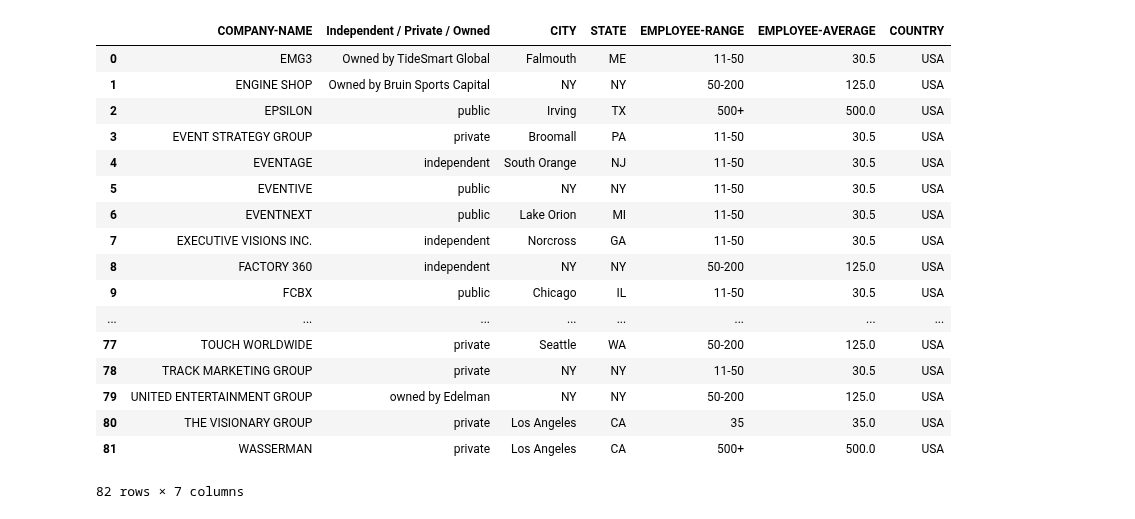
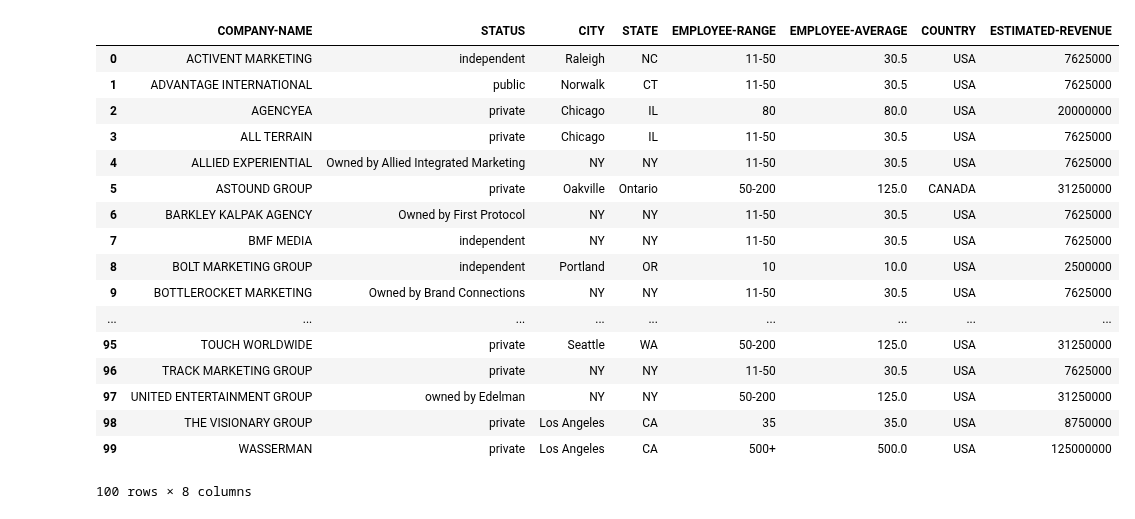
Before and after one commit to xthomas/dataviz, a Jupyter notebook: eventmarketer/IT List Mapped.ipynb, the cells around one changed output. Cells and saved outputs as stored; diff of their text form; code cells hidden in the pictures.

```diff
--- a/eventmarketer/IT List Mapped.ipynb
+++ b/eventmarketer/IT List Mapped.ipynb
@@ -6,25 +8,25 @@ import pandas as pd
 # %%
-raw='./data/itlist_mapping_02.csv'
+raw='./data/itlist_mapping_03.csv'
 df = pd.read_csv(raw)
 df
 # %% [output]
-|  | COMPANY-NAME | Independent / Private / Owned | CITY | STATE | EMPLOYEE-RANGE | EMPLOYEE-AVERAGE | COUNTRY |
-| 0 | EMG3 | Owned by TideSmart Global | Falmouth | ME | 11-50 | 30.5 | USA |
-| 1 | ENGINE SHOP | Owned by Bruin Sports Capital | NY | NY | 50-200 | 125.0 | USA |
-| 2 | EPSILON | public | Irving | TX | 500+ | 500.0 | USA |
-| 3 | EVENT STRATEGY GROUP | private | Broomall | PA | 11-50 | 30.5 | USA |
-| 4 | EVENTAGE | independent | South Orange | NJ | 11-50 | 30.5 | USA |
-| 5 | EVENTIVE | public | NY | NY | 11-50 | 30.5 | USA |
-| 6 | EVENTNEXT | public | Lake Orion | MI | 11-50 | 30.5 | USA |
-| 7 | EXECUTIVE VISIONS INC. | independent | Norcross | GA | 11-50 | 30.5 | USA |
-| 8 | FACTORY 360 | independent | NY | NY | 50-200 | 125.0 | USA |
-| 9 | FCBX | public | Chicago | IL | 11-50 | 30.5 | USA |
-| ... | ... | ... | ... | ... | ... | ... | ... |
-| 77 | TOUCH WORLDWIDE | private | Seattle | WA | 50-200 | 125.0 | USA |
-| 78 | TRACK MARKETING GROUP | private | NY | NY | 11-50 | 30.5 | USA |
-| 79 | UNITED ENTERTAINMENT GROUP | owned by Edelman | NY | NY | 50-200 | 125.0 | USA |
-| 80 | THE VISIONARY GROUP | private | Los Angeles | CA | 35 | 35.0 | USA |
-| 81 | WASSERMAN | private | Los Angeles | CA | 500+ | 500.0 | USA |
+|  | COMPANY-NAME | STATUS | CITY | STATE | EMPLOYEE-RANGE | EMPLOYEE-AVERAGE | COUNTRY | ESTIMATED-REVENUE |
+| 0 | ACTIVENT MARKETING | independent | Raleigh | NC | 11-50 | 30.5 | USA | 7625000 |
+| 1 | ADVANTAGE INTERNATIONAL | public | Norwalk | CT | 11-50 | 30.5 | USA | 7625000 |
+| 2 | AGENCYEA | private | Chicago | IL | 80 | 80.0 | USA | 20000000 |
+| 3 | ALL TERRAIN | private | Chicago | IL | 11-50 | 30.5 | USA | 7625000 |
+| 4 | ALLIED EXPERIENTIAL | Owned by Allied Integrated Marketing | NY | NY | 11-50 | 30.5 | USA | 7625000 |
+| 5 | ASTOUND GROUP | private | Oakville | Ontario | 50-200 | 125.0 | CANADA | 31250000 |
+| 6 | BARKLEY KALPAK AGENCY | Owned by First Protocol | NY | NY | 11-50 | 30.5 | USA | 7625000 |
+| 7 | BMF MEDIA | independent | NY | NY | 11-50 | 30.5 | USA | 7625000 |
+| 8 | BOLT MARKETING GROUP | independent | Portland | OR | 10 | 10.0 | USA | 2500000 |
+| 9 | BOTTLEROCKET MARKETING | Owned by Brand Connections | NY | NY | 11-50 | 30.5 | USA | 7625000 |
+| ... | ... | ... | ... | ... | ... | ... | ... | ... |
+| 95 | TOUCH WORLDWIDE | private | Seattle | WA | 50-200 | 125.0 | USA | 31250000 |
+| 96 | TRACK MARKETING GROUP | private | NY | NY | 11-50 | 30.5 | USA | 7625000 |
+| 97 | UNITED ENTERTAINMENT GROUP | owned by Edelman | NY | NY | 50-200 | 125.0 | USA | 31250000 |
+| 98 | THE VISIONARY GROUP | private | Los Angeles | CA | 35 | 35.0 | USA | 8750000 |
+| 99 | WASSERMAN | private | Los Angeles | CA | 500+ | 500.0 | USA | 125000000 |
-82 rows × 7 columns
+100 rows × 8 columns
 # %%
 dfusa = df[(df["COUNTRY"]=="USA")]
```
Also changed, not shown: parts of 12 cells of this notebook, 2 other files.
